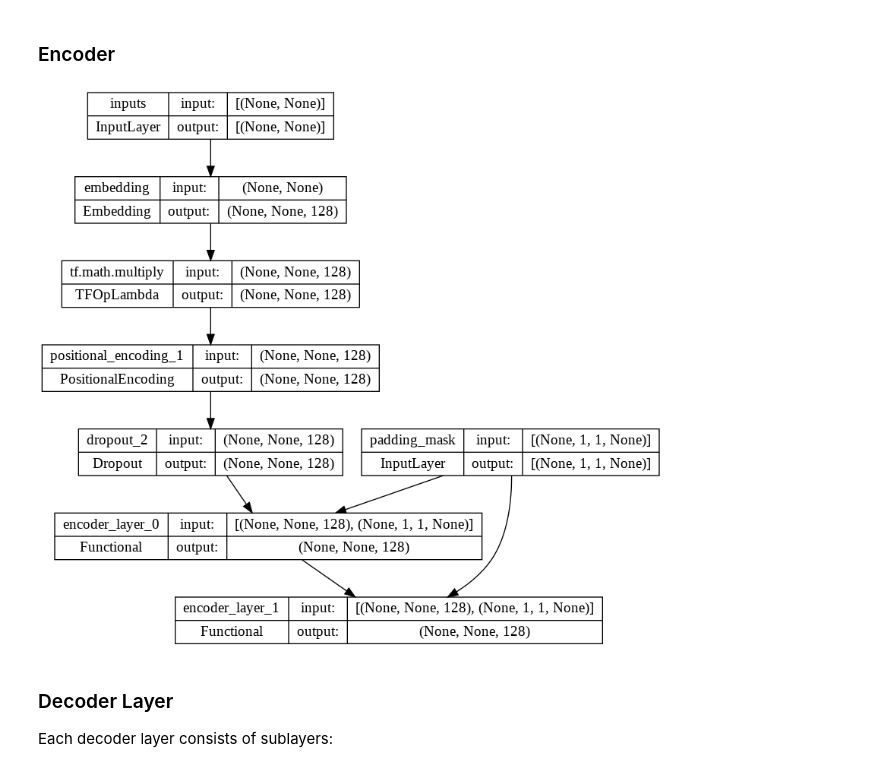
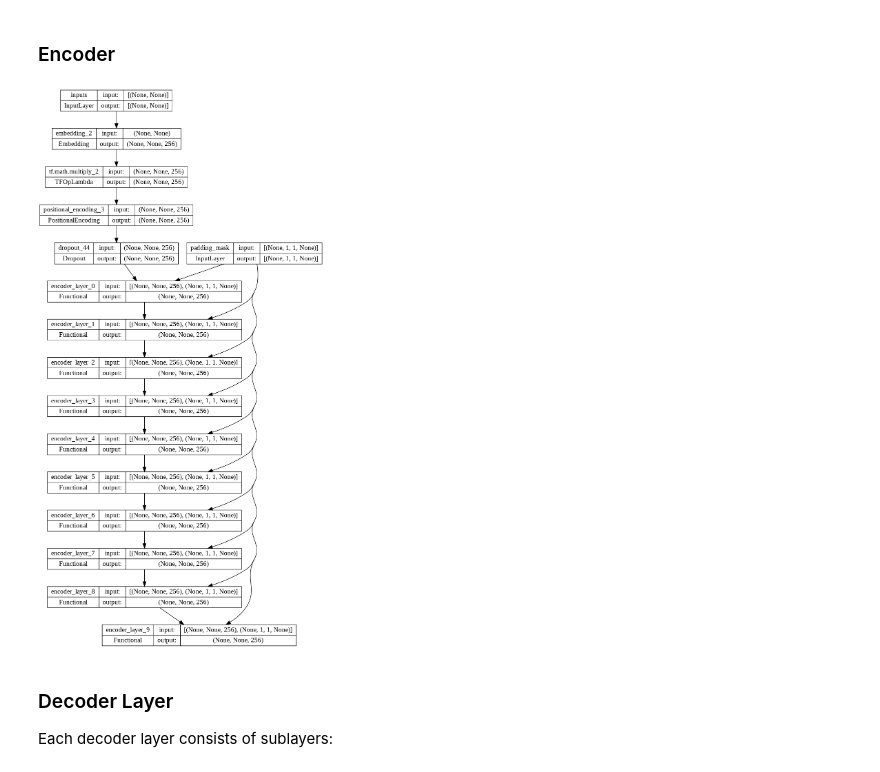
Before and after one commit to pedrov718/friendly_chat_bot, a Jupyter notebook: transformer_chatbot.ipynb, the cells around one changed output. Drawn from its saved outputs; the diff is of its cells as text; code cells hidden in the pictures.

```diff
--- a/transformer_chatbot.ipynb
+++ b/transformer_chatbot.ipynb
@@ -489,17 +553,17 @@ def encoder(vocab_size,
 # %%
 sample_encoder = encoder(
     vocab_size=8192,
-    num_layers=2,
+    num_layers=10,
     units=512,
-    d_model=128,
+    d_model=256,
     num_heads=4,
     dropout=0.3,
     name="sample_encoder")
 
 tf.keras.utils.plot_model(
    sample_encoder, to_file='encoder.png', show_shapes=True)
 # %% [output]
-[figure, old version]
+[figure, new version]
 # %% [markdown]
 ### Decoder Layer
 
```
Also changed, not shown: parts of 47 cells of this notebook.
